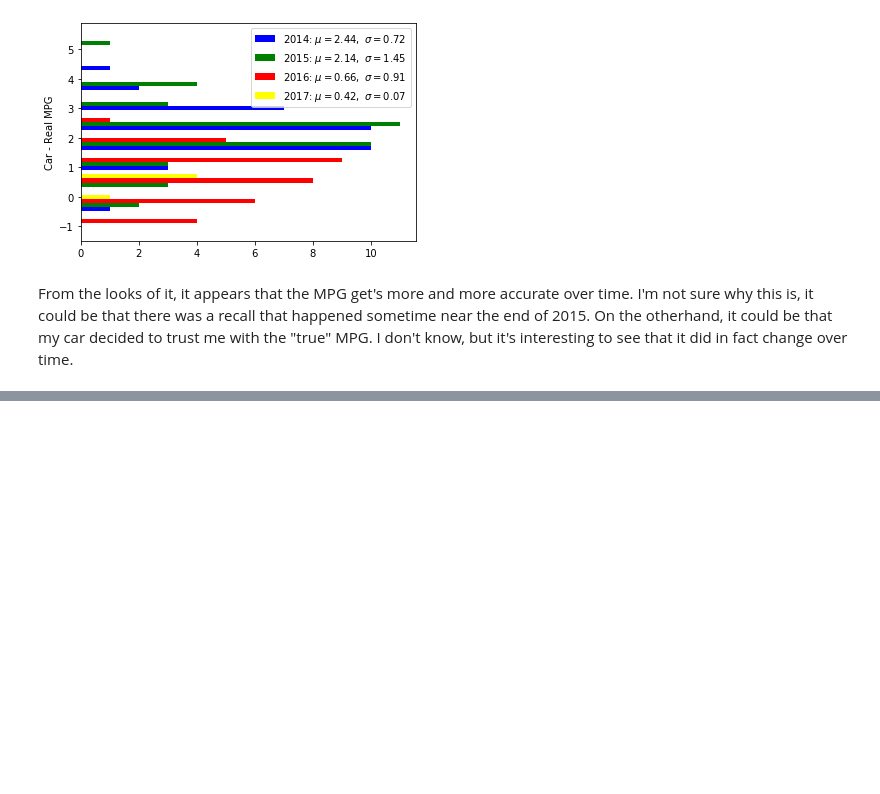
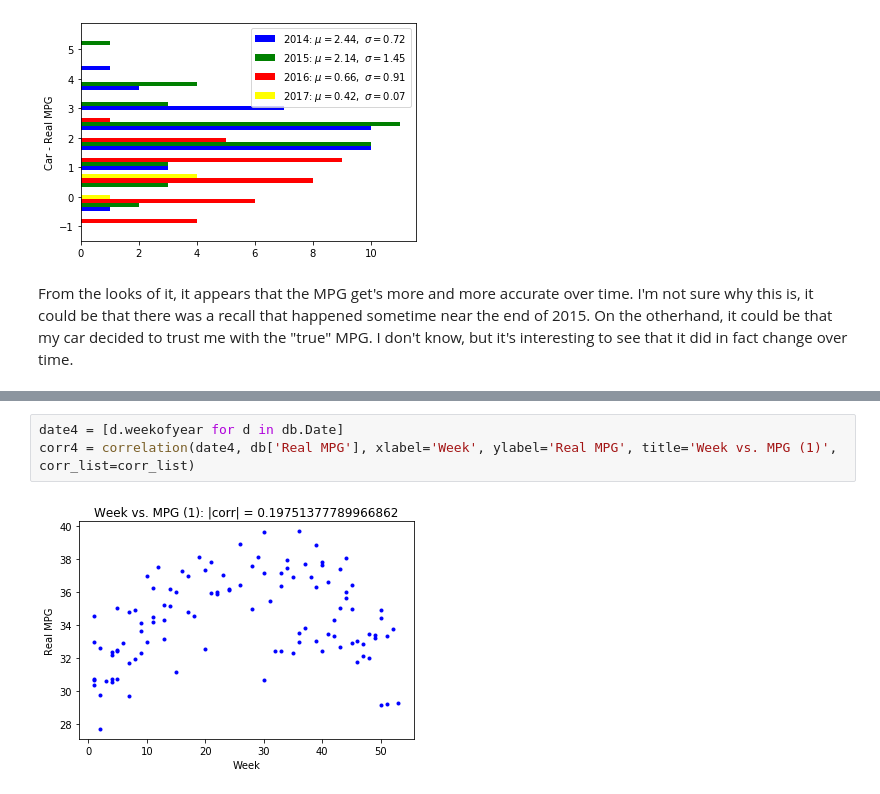
Before and after one commit to Jvinniec/fuel_economy, a Jupyter notebook: visualization/miles-per-gallon_viz.ipynb, the cells around one changed output, grey strips where cells are left out. Saved outputs shown, nothing was run; the diff lists cells and outputs as text; blank space fills up the shorter version.

```diff
--- a/visualization/miles-per-gallon_viz.ipynb
+++ b/visualization/miles-per-gallon_viz.ipynb
@@ -190,0 +284,5 @@ plt.legend()
+# %%
+date4 = [d.weekofyear for d in db.Date]
+corr4 = correlation(date4, db['Real MPG'], xlabel='Week', ylabel='Real MPG', title='Week vs. MPG (1)', corr_list=corr_list)
+# %% [output]
+[figure, added]
```
Also changed, not shown: parts of 22 cells of this notebook, 1 other file.
